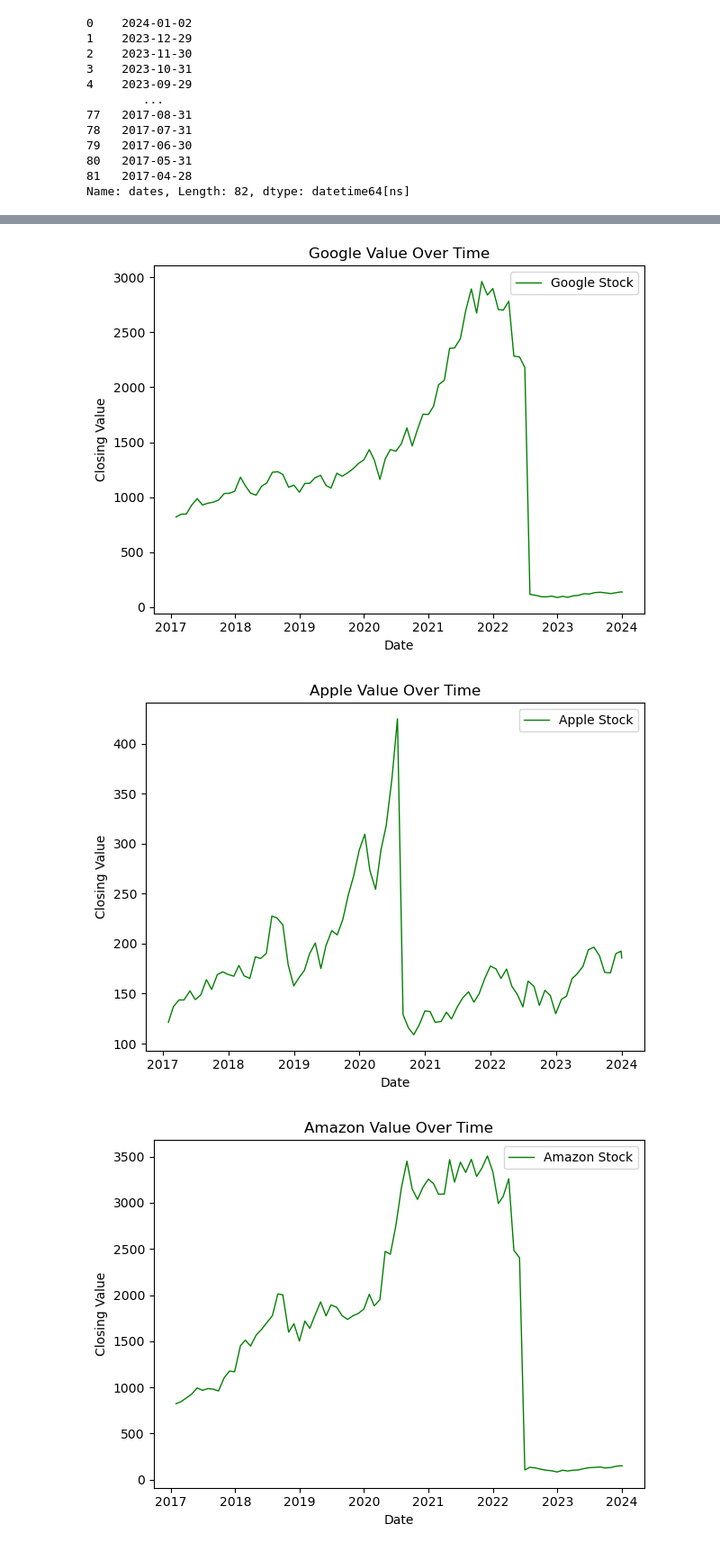
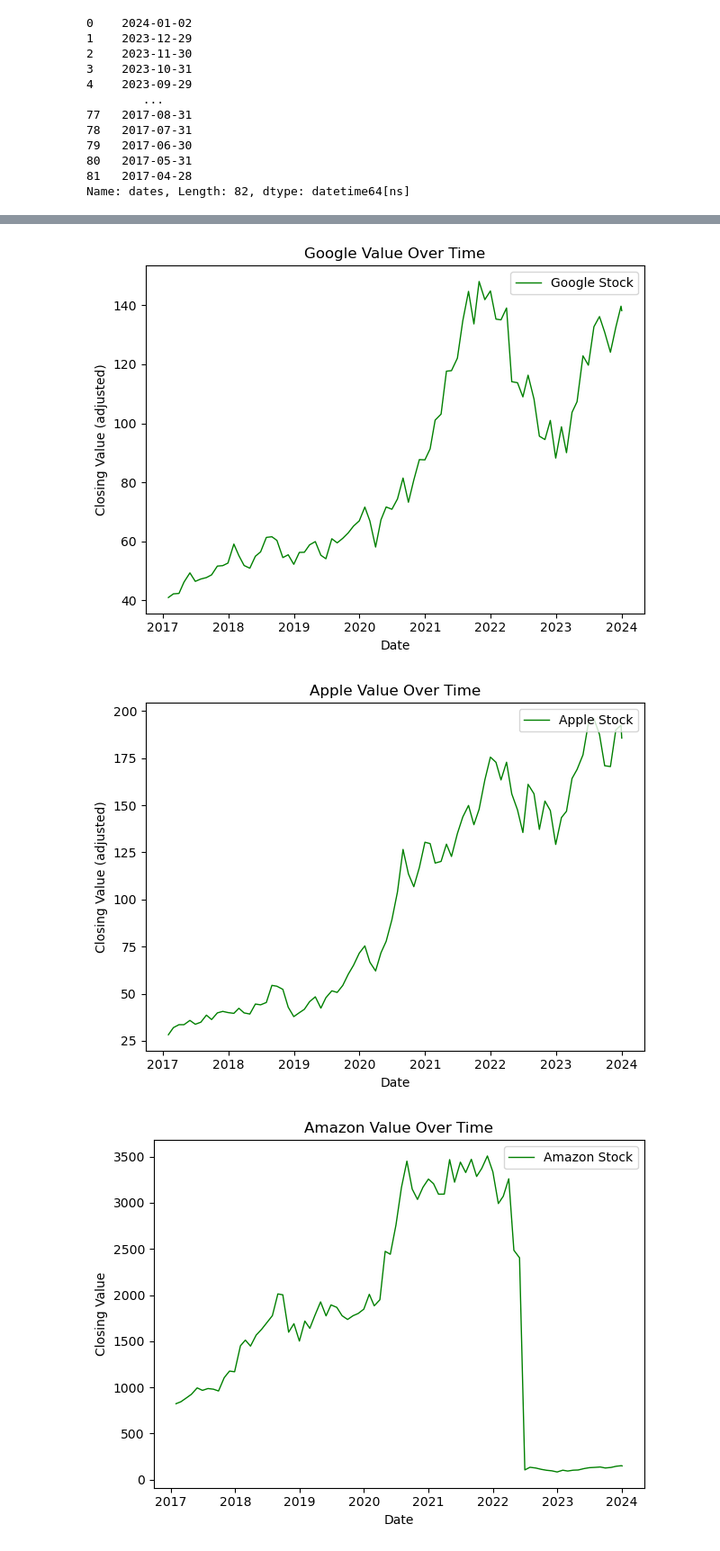
Before and after one commit to emmarush24/Data-Project-3, a Jupyter notebook: Data-Project-3.ipynb, the cells around one changed output, grey strips where cells are left out. Shown at 90% size. Cells and saved outputs as stored; diff of their text form; code cells hidden in the pictures.

Commit message:
UpdatedClosing

```diff
--- a/Data-Project-3.ipynb
+++ b/Data-Project-3.ipynb
@@ -7,7 +9,8 @@ import matplotlib.pyplot as plt
 # %%
-apikey = "EV1DTA3FP15KJHP6"
+#apikey = "EV1DTA3FP15KJHP6"
+apikey = "8Q3LZ73C8CFKKH1Q"
 stocks = ['GOOGL', 'AMZN', 'AAPL', 'META', 'MSFT', 'SNAP']
-url = 'https://www.alphavantage.co/query?function=TIME_SERIES_MONTHLY&interval=5min&apikey=' + 'apikey' + '&symbol='
+url = 'https://www.alphavantage.co/query?function=TIME_SERIES_MONTHLY_ADJUSTED&interval=5min&apikey=' + 'apikey' + '&symbol='
 data = []
 
 for stock in stocks:
@@ -20,12 +23,14 @@ print(data)
 # %%
 # .T transposes the data -- reversing the rows and columns
-google = pd.DataFrame(data[0]['Monthly Time Series']).T
+google = pd.DataFrame(data[0]['Monthly Adjusted Time Series']).T
 google = google.reset_index()
 google = google.rename(columns = {'index': 'date',
                                  '1. open': 'open',
                                  '2. high': 'high',
                                  '3. low': 'low',
                                  '4. close': 'close',
-                                 '5. volume': 'volume'})
+                                '5. adjusted close': 'adjusted close',
+                                 '6. volume': 'volume',
+                                 '7. dividend amount': 'dividend amount'})
 google
 # %% [output]
@@ -194,6 +211,13 @@ apple = apple.astype({"close": float}, errors='raise')
 meta = meta.astype({"close": float}, errors='raise')
 microsoft = microsoft.astype({"close": float}, errors='raise')
 snap = snap.astype({"close": float}, errors='raise')
+# %%
+google = google.astype({"adjusted close": float}, errors='raise')
+amazon = amazon.astype({"adjusted close": float}, errors='raise')
+apple = apple.astype({"adjusted close": float}, errors='raise')
+meta = meta.astype({"adjusted close": float}, errors='raise')
+microsoft = microsoft.astype({"adjusted close": float}, errors='raise')
+snap = snap.astype({"adjusted close": float}, errors='raise')
 # %%
 google = google.astype({"open": float}, errors='raise')
 amazon = amazon.astype({"open": float}, errors='raise')
@@ -395,37 +431,37 @@ dtype: object
 # %%
 fig, ax1 = plt.subplots()
 
 x_axis = google['dates']
-y_axis = google["close"]
+y_axis = google["adjusted close"]
 
 GoogleChange, = plt.plot(x_axis, y_axis, linewidth=1, color='g', label="Google Stock")
 plt.title("Google Value Over Time")
 plt.xlabel("Date")
-plt.ylabel("Closing Value")
+plt.ylabel("Closing Value (adjusted)")
 
 plt.legend(handles=[GoogleChange], loc="upper right")
 
 fig.tight_layout()
 plt.show()
 # %% [output]
-[figure, old version]
+[figure, new version]
 # %%
 fig, ax1 = plt.subplots()
 
 x_axis = apple['dates']
-y_axis = apple["close"]
+y_axis = apple["adjusted close"]
 
 AppleChange, = plt.plot(x_axis, y_axis, linewidth=1, color='g', label="Apple Stock")
 plt.title("Apple Value Over Time")
 plt.xlabel("Date")
-plt.ylabel("Closing Value")
+plt.ylabel("Closing Value (adjusted)")
 
 plt.legend(handles=[AppleChange], loc="upper right")
 
 fig.tight_layout()
 plt.show()
 # %% [output]
-[figure, old version]
+[figure, new version]
 # %%
 fig, ax1 = plt.subplots()
 
```
Also changed, not shown: parts of 28 cells of this notebook.
